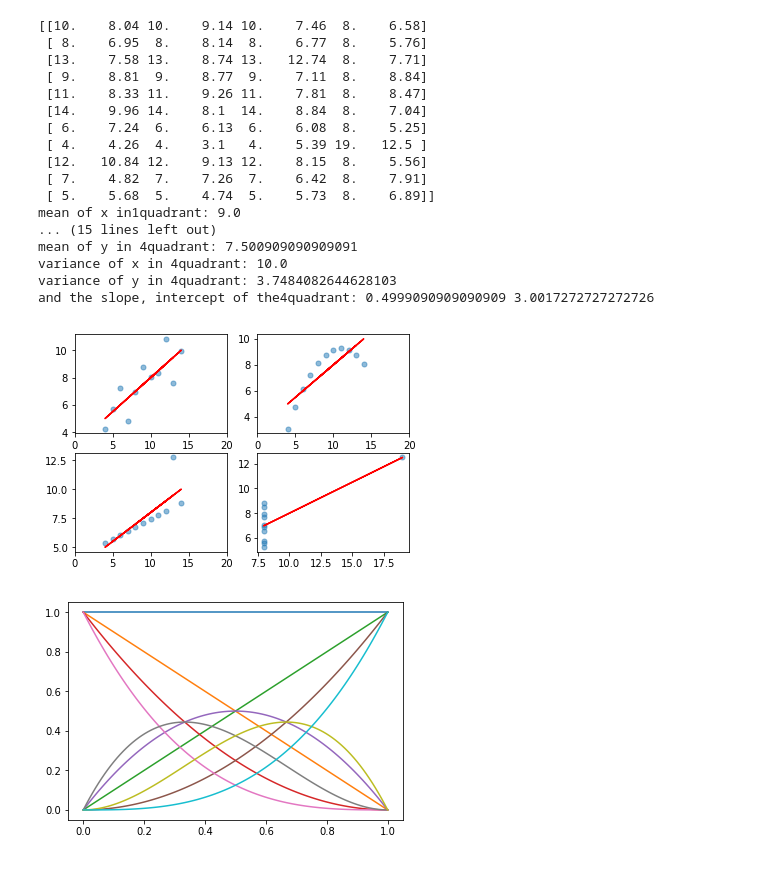
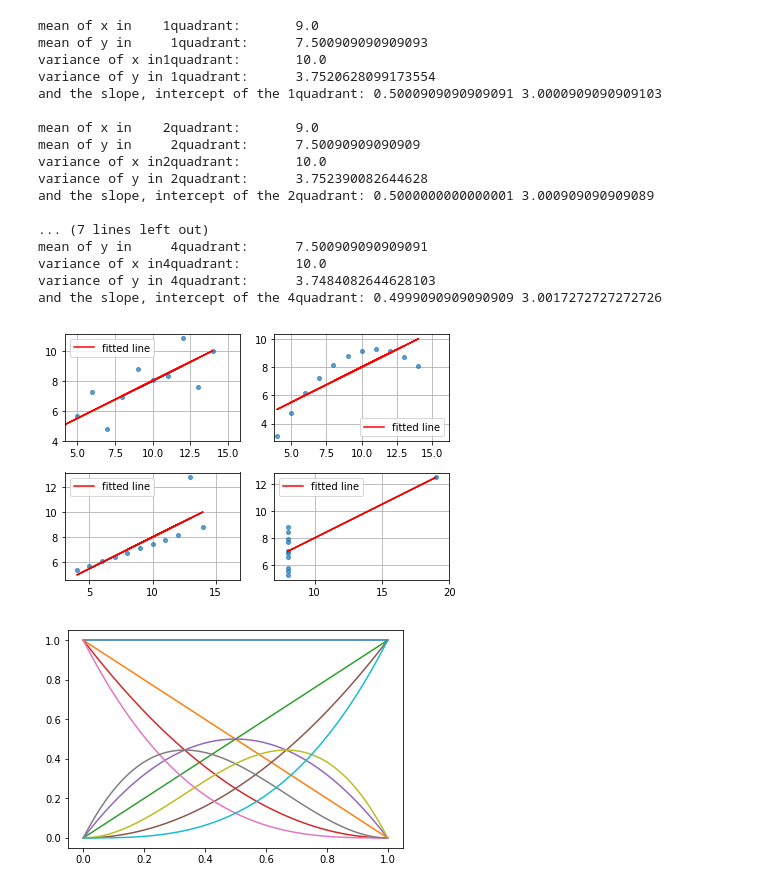
Before and after one commit to shekharkhetan/BootCamp2018, a Jupyter notebook: ProbSet2/Comp/data visualization.ipynb, the cells around one changed output. Saved outputs shown, nothing was run; the diff lists cells and outputs as text; code cells hidden in the pictures.

```diff
--- a/ProbSet2/Comp/data visualization.ipynb
+++ b/ProbSet2/Comp/data visualization.ipynb
@@ -1,40 +1,45 @@
 # %%
 import numpy as np
 from matplotlib import pyplot as plt
 from scipy import stats
 from numba import jit
 
 
+
 data = np.load("anscombe.npy")
-print(data)
+
 
 for i in range(4):
     plt.xlim(0,20)
-    plt.subplot(2,2,i+1).plot(data[:,2*i], data[:,2*i+1], 'o', markersize=5, alpha=.5)
+    plt.subplot(2,2,i+1).plot(data[:,2*i], data[:,2*i+1], 'o', markersize=4, alpha=.7)
     slope, intercept, r_value, p_value, std_err = stats.linregress(data[:,2*i], data[:,2*i+1])
     plt.plot(data[:,2*i], intercept+slope*data[:,2*i], 'r', label = 'fitted line')
-    print("mean of x in"+str(i+1)+ "quadrant:", np.mean(data[:,2*i]))
-    print("mean of y in "+str(i+1)+ "quadrant:" , np.mean(data[:,2*i+1]))
-    print("variance of x in "+str(i+1)+"quadrant:",  np.var(data[:,2*i]))
-    print("variance of y in "+str(i+1)+"quadrant:", np.var(data[:,2*i+1]))
-    print("and the slope, intercept of the" + str(i+1)+ "quadrant:", slope, intercept)
+    plt.axis("equal")
+    plt.legend()
+    plt.grid(True)
+    plt.tight_layout()
+    print("\nmean of x in\t"+str(i+1)+ "quadrant:\t", np.mean(data[:,2*i]))
+    print("mean of y in\t "+str(i+1)+ "quadrant:\t" , np.mean(data[:,2*i+1]))
+    print("variance of x in"+str(i+1)+"quadrant:\t",  np.var(data[:,2*i]))
+    print("variance of y in "+str(i+1)+"quadrant:\t", np.var(data[:,2*i+1]))
+    print("and the slope, intercept of the\t" + str(i+1)+ "quadrant:", slope, intercept)
 plt.show()
 # %% [output]
-[[10.    8.04 10.    9.14 10.    7.46  8.    6.58]
- [ 8.    6.95  8.    8.14  8.    6.77  8.    5.76]
- [13.    7.58 13.    8.74 13.   12.74  8.    7.71]
- [ 9.    8.81  9.    8.77  9.    7.11  8.    8.84]
- [11.    8.33 11.    9.26 11.    7.81  8.    8.47]
- [14.    9.96 14.    8.1  14.    8.84  8.    7.04]
- [ 6.    7.24  6.    6.13  6.    6.08  8.    5.25]
- [ 4.    4.26  4.    3.1   4.    5.39 19.   12.5 ]
- [12.   10.84 12.    9.13 12.    8.15  8.    5.56]
- [ 7.    4.82  7.    7.26  7.    6.42  8.    7.91]
- [ 5.    5.68  5.    4.74  5.    5.73  8.    6.89]]
-mean of x in1quadrant: 9.0
-... (15 lines left out)
-mean of y in 4quadrant: 7.500909090909091
-variance of x in 4quadrant: 10.0
-variance of y in 4quadrant: 3.7484082644628103
-and the slope, intercept of the4quadrant: 0.4999090909090909 3.0017272727272726
+mean of x in    1quadrant:       9.0
+mean of y in     1quadrant:      7.500909090909093
+variance of x in1quadrant:       10.0
+variance of y in 1quadrant:      3.7520628099173554
+and the slope, intercept of the 1quadrant: 0.5000909090909091 3.0000909090909103
+
+mean of x in    2quadrant:       9.0
+mean of y in     2quadrant:      7.50090909090909
+variance of x in2quadrant:       10.0
+variance of y in 2quadrant:      3.752390082644628
+and the slope, intercept of the 2quadrant: 0.5000000000000001 3.000909090909089
+
+... (7 lines left out)
+mean of y in     4quadrant:      7.500909090909091
+variance of x in4quadrant:       10.0
+variance of y in 4quadrant:      3.7484082644628103
+and the slope, intercept of the 4quadrant: 0.4999090909090909 3.0017272727272726
-[figure, old version]
+[figure, new version]
```
Also changed, not shown: parts of 6 cells of this notebook, 9 other files.
